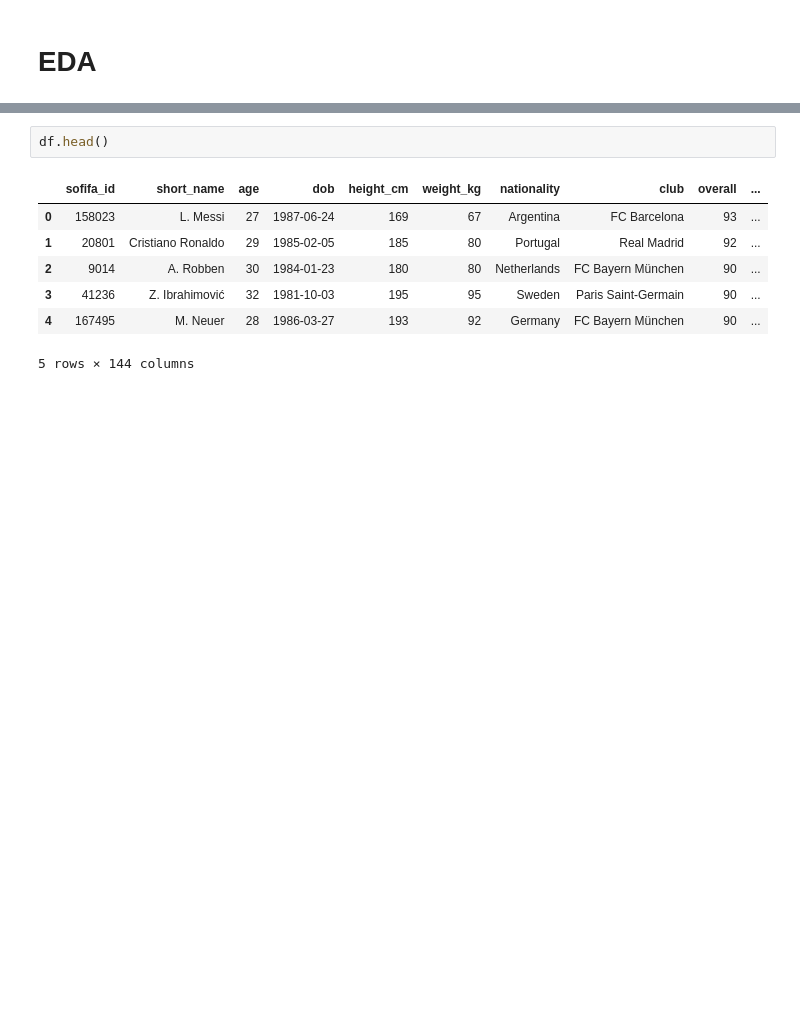
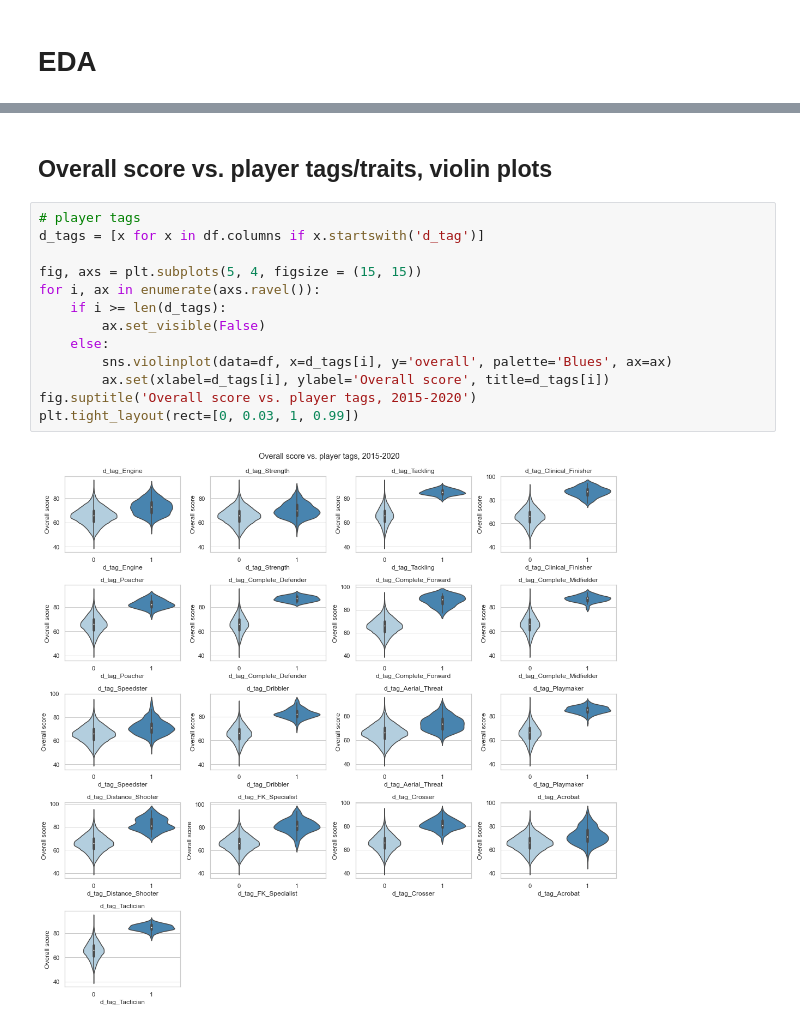
Before and after one commit to rhashimo/cs109-final-project, a Jupyter notebook: 01_ryu_eda.ipynb, the cells around one changed output, grey strips where cells are left out. Cells and saved outputs as stored; diff of their text form; blank space fills up the shorter version.

```diff
--- a/01_ryu_eda.ipynb
+++ b/01_ryu_eda.ipynb
@@ -55,10 +72,17 @@ ax.set(xlabel='Overall score', title='Distribution of overall score, 2015 - 2020
-# %%
-df.head()
-# %% [output]
-|  | sofifa_id | short_name | age | dob | height_cm | weight_kg | nationality | club | overall | ... |
-| 0 | 158023 | L. Messi | 27 | 1987-06-24 | 169 | 67 | Argentina | FC Barcelona | 93 | ... |
-| 1 | 20801 | Cristiano Ronaldo | 29 | 1985-02-05 | 185 | 80 | Portugal | Real Madrid | 92 | ... |
-| 2 | 9014 | A. Robben | 30 | 1984-01-23 | 180 | 80 | Netherlands | FC Bayern München | 90 | ... |
-| 3 | 41236 | Z. Ibrahimović | 32 | 1981-10-03 | 195 | 95 | Sweden | Paris Saint-Germain | 90 | ... |
-| 4 | 167495 | M. Neuer | 28 | 1986-03-27 | 193 | 92 | Germany | FC Bayern München | 90 | ... |
-5 rows × 144 columns
+# %% [markdown]
+## Overall score vs. player tags/traits, violin plots
+# %%
+# player tags
+d_tags = [x for x in df.columns if x.startswith('d_tag')]
+
+fig, axs = plt.subplots(5, 4, figsize = (15, 15))
+for i, ax in enumerate(axs.ravel()):
+    if i >= len(d_tags):
+        ax.set_visible(False)
+    else:
+        sns.violinplot(data=df, x=d_tags[i], y='overall', palette='Blues', ax=ax)
+        ax.set(xlabel=d_tags[i], ylabel='Overall score', title=d_tags[i])
+fig.suptitle('Overall score vs. player tags, 2015-2020')
+plt.tight_layout(rect=[0, 0.03, 1, 0.99])
+# %% [output]
+[figure, added]
```
Also changed, not shown: parts of 17 cells of this notebook, 1 other file.
